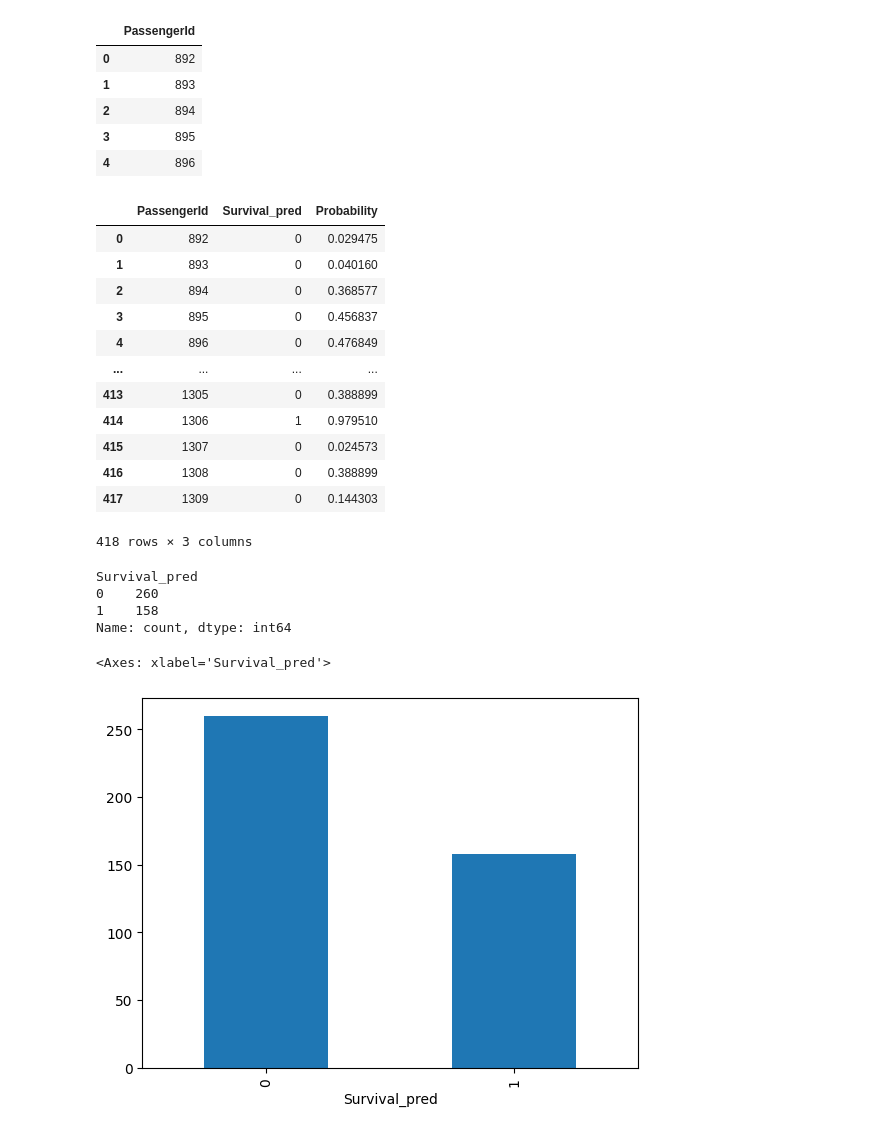
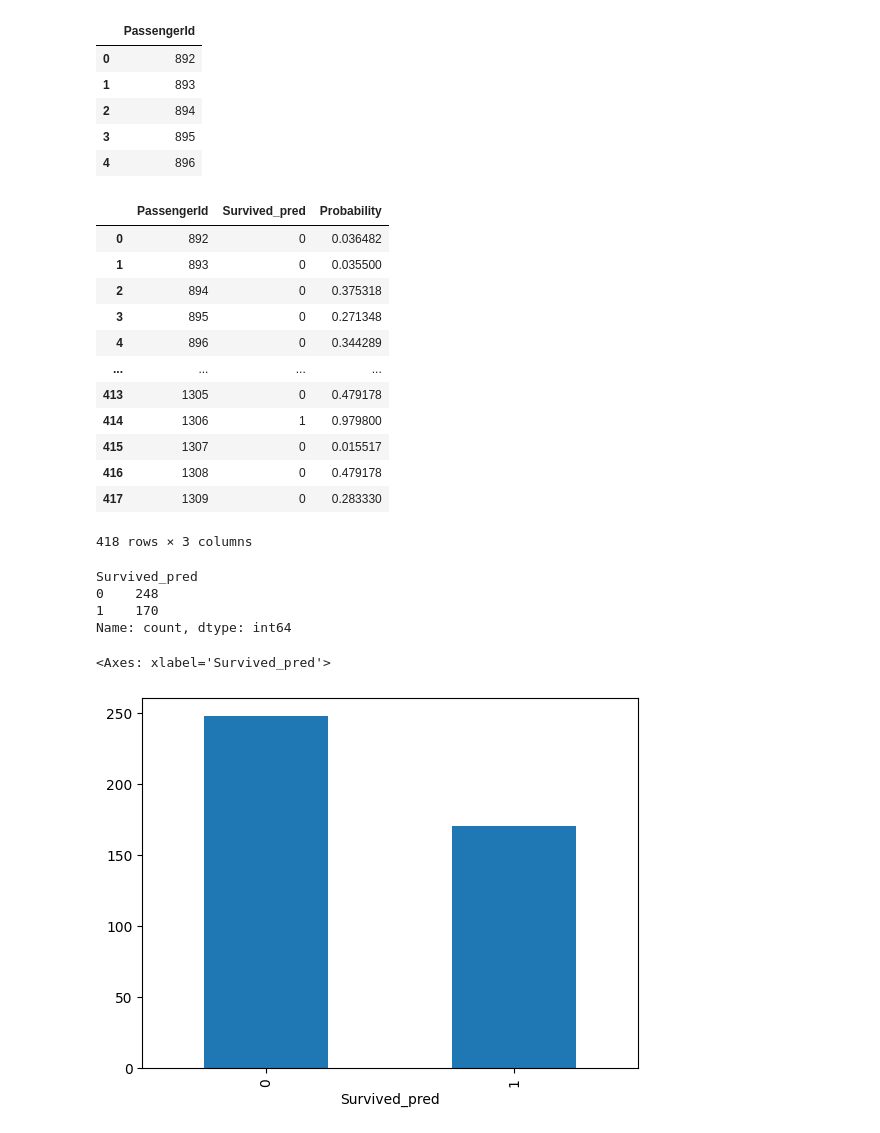
Before and after one commit to vaishaliraut/MLVscode_Demo, a Jupyter notebook: Ensemble Techniques/ensemble.ipynb, the cells around one changed output. Cells and saved outputs as stored; diff of their text form; code cells hidden in the pictures.

```diff
--- a/Ensemble Techniques/ensemble.ipynb
+++ b/Ensemble Techniques/ensemble.ipynb
@@ -129,10 +117,8 @@ from sklearn.impute import SimpleImputer
 from sklearn.preprocessing import StandardScaler, OneHotEncoder
 from sklearn.compose import ColumnTransformer
 # %%
-num_pipe = Pipeline(steps=[('impute', SimpleImputer(strategy='median')),
-                            ('scaler', StandardScaler())])
+num_pipe = Pipeline(steps=[('impute', SimpleImputer(strategy='median')), ('scaler', StandardScaler())])
 # %%
-cat_pipe = Pipeline(steps=[('impute', SimpleImputer(strategy='most_frequent')),
-                           ('ohe',OneHotEncoder(handle_unknown='ignore',sparse_output=False))])
+cat_pipe = Pipeline(steps=[('impute', SimpleImputer(strategy='most_frequent')), ('ohe', OneHotEncoder(handle_unknown='ignore', sparse_output=False))]).set_output(transform='pandas')
 # %%
 pre = ColumnTransformer([('num', num_pipe, con), ('cat', cat_pipe, cat)]).set_output(transform='pandas')
@@ -529,33 +530,33 @@ df_final.head()
 | 3 | 895 |
 | 4 | 896 |
 # %%
-df_final['Survival_pred'] = preds
+df_final['Survived_pred'] = preds
 df_final['Probability'] = prob_sur
 # %%
 df_final
 # %% [output]
-|  | PassengerId | Survival_pred | Probability |
-| 0 | 892 | 0 | 0.029475 |
-| 1 | 893 | 0 | 0.040160 |
-| 2 | 894 | 0 | 0.368577 |
-| 3 | 895 | 0 | 0.456837 |
-| 4 | 896 | 0 | 0.476849 |
+|  | PassengerId | Survived_pred | Probability |
+| 0 | 892 | 0 | 0.036482 |
+| 1 | 893 | 0 | 0.035500 |
+| 2 | 894 | 0 | 0.375318 |
+| 3 | 895 | 0 | 0.271348 |
+| 4 | 896 | 0 | 0.344289 |
 | ... | ... | ... | ... |
-| 413 | 1305 | 0 | 0.388899 |
-| 414 | 1306 | 1 | 0.979510 |
-| 415 | 1307 | 0 | 0.024573 |
-| 416 | 1308 | 0 | 0.388899 |
-| 417 | 1309 | 0 | 0.144303 |
+| 413 | 1305 | 0 | 0.479178 |
+| 414 | 1306 | 1 | 0.979800 |
+| 415 | 1307 | 0 | 0.015517 |
+| 416 | 1308 | 0 | 0.479178 |
+| 417 | 1309 | 0 | 0.283330 |
 418 rows × 3 columns
 # %%
-df_final['Survival_pred'].value_counts()
+df_final['Survived_pred'].value_counts()
 # %% [output]
-Survival_pred
-0    260
-1    158
+Survived_pred
+0    248
+1    170
 Name: count, dtype: int64
 # %%
-df_final['Survival_pred'].value_counts().plot(kind='bar')
+df_final['Survived_pred'].value_counts().plot(kind='bar')
 # %% [output]
-<Axes: xlabel='Survival_pred'>
+<Axes: xlabel='Survived_pred'>
-[figure, old version]
+[figure, new version]
```
Also changed, not shown: parts of 59 cells of this notebook.
